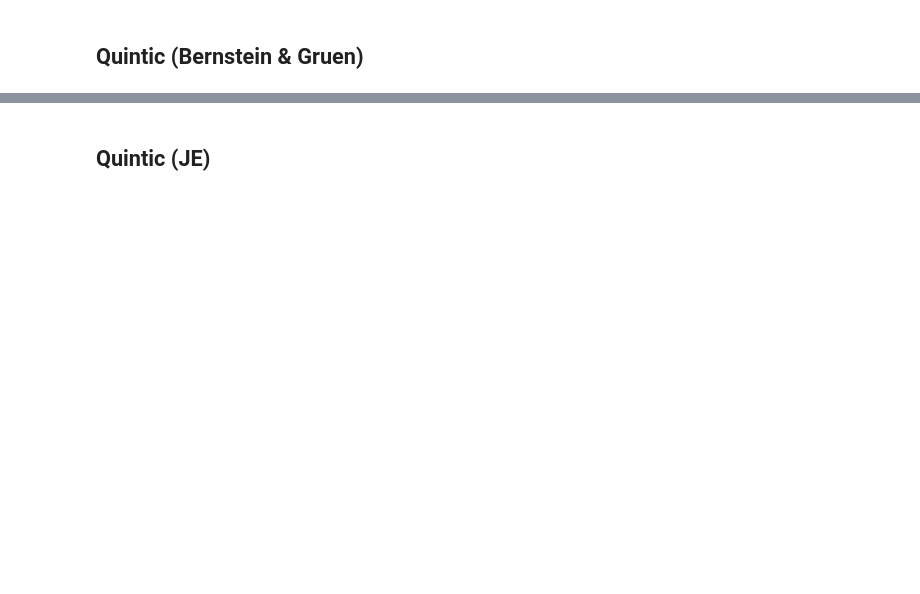
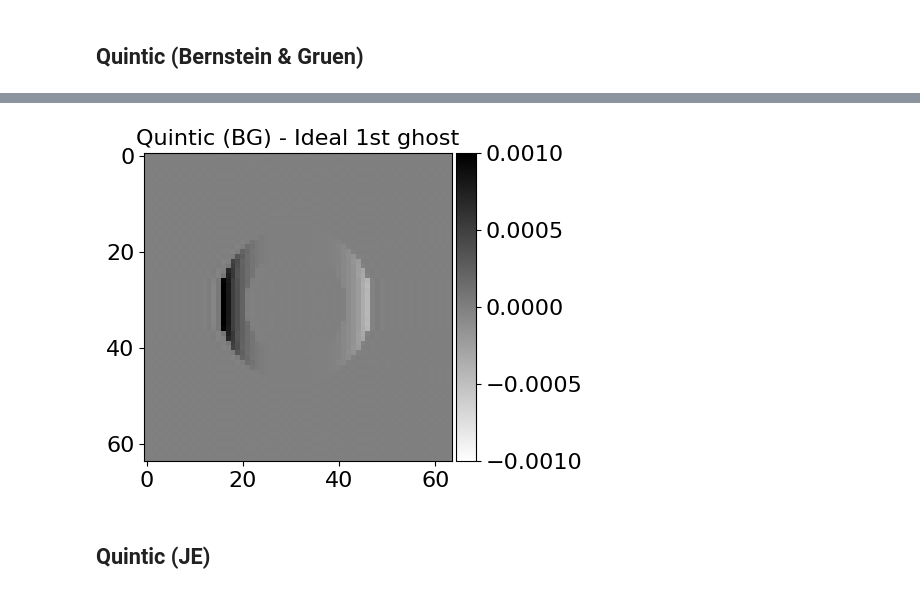
Before and after one commit to jecampagne/interpolation, a Jupyter notebook: impactof_Kukernel_Figures.ipynb, the cells around one changed output, grey strips where cells are left out. Cells and saved outputs as stored; diff of their text form; code cells hidden in the pictures; blank space fills up the shorter version.

```diff
--- a/impactof_Kukernel_Figures.ipynb
+++ b/impactof_Kukernel_Figures.ipynb
@@ -398,3 +501,9 @@ plotImg(crop_at(F_quinticBG_real-F_real_ideal,64,64,128,0),fig,vmin=vmin, vmax=v
+# %%
+fig=figure(figsize=(4,4))
+plotImg(crop_at(F_quinticBG_real-F_real_ideal,64,64,128,0),fig,vmin=-0.001, vmax=0.001,\
+    title="Quintic (BG) - Ideal 1st ghost")
+# %% [output]
+[figure, added]
 # %% [markdown]
 ## Quintic  (JE)
 # %%
```
Also changed, not shown: parts of 40 cells of this notebook.
